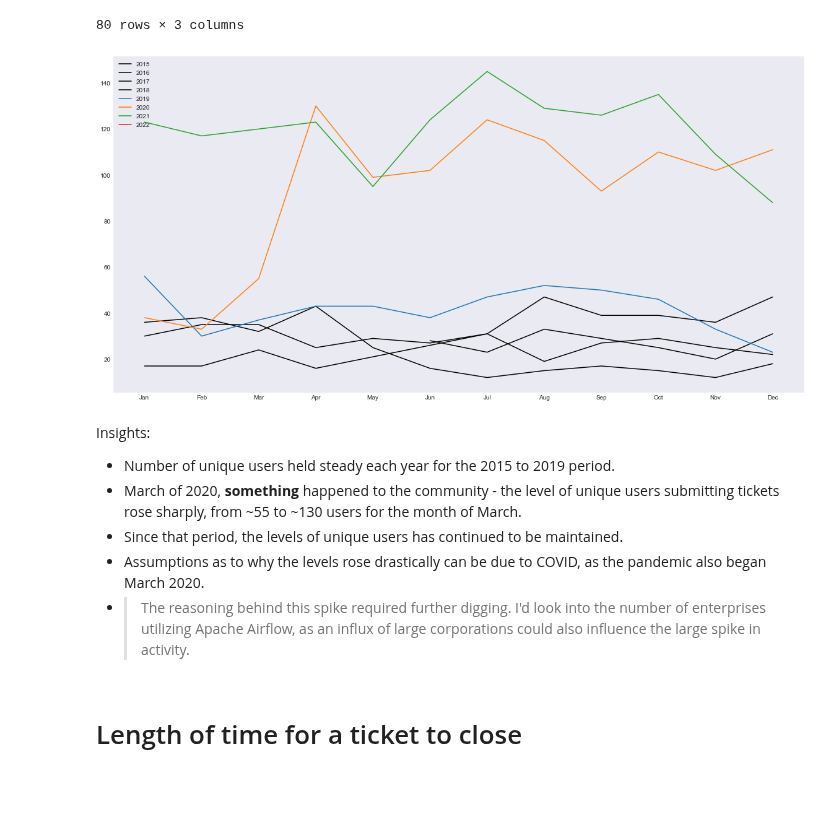
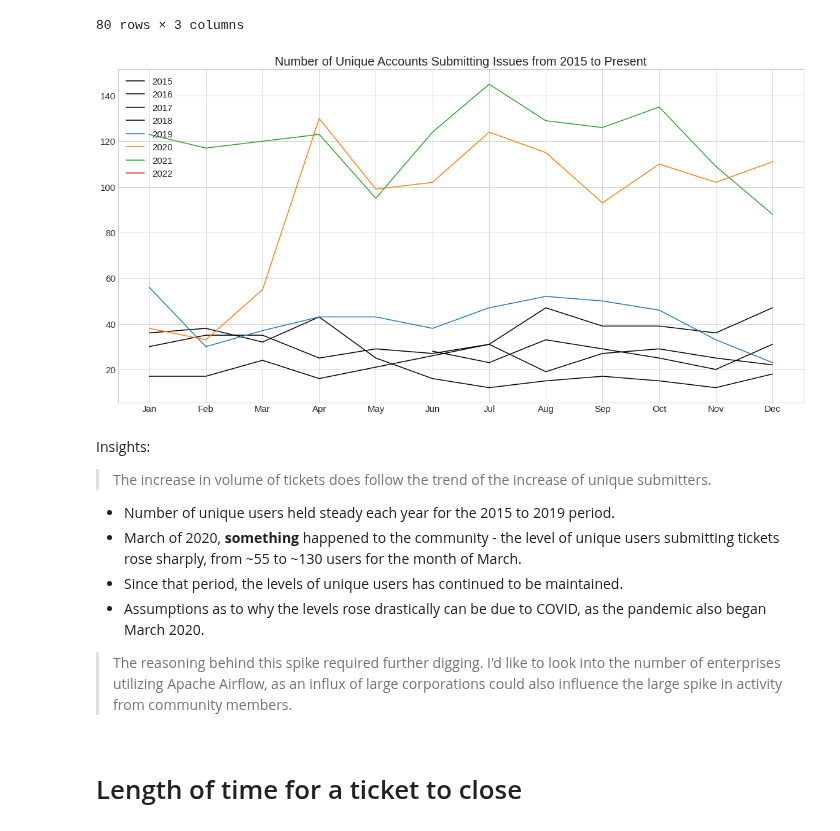
Before and after one commit to AmirZahre/Github_Org_Repo_Analysis, a Jupyter notebook: astronomer_V1.ipynb, the cells around one changed output. Drawn from its saved outputs; the diff is of its cells as text; code cells hidden in the pictures; blank space fills up the shorter version.

```diff
--- a/astronomer_V1.ipynb
+++ b/astronomer_V1.ipynb
@@ -375,6 +357,9 @@ ax.set_xticks(np.arange(1, 13, 1.0))
 # legend
 ax.legend(loc="upper left")
 
-plt.style.use('seaborn-dark')
+plt.title('Volume of Issues Submitted from 2015 to Present', fontsize=20)
+plt.xticks(fontsize=15)
+plt.yticks(fontsize=15)
+plt.style.use('seaborn-whitegrid')
 plt.show()
 # %% [output]
@@ -524,42 +516,48 @@ monthly_unique
 fig, ax = plt.subplots(nrows=1, ncols=1, figsize=(20,10))
 
 
 # plotting for each year, by month
 # years prior to, and including, 2019
 years = [2015, 2016, 2017, 2018]
 i = 0
 for year in years:
     sub = monthly_unique[monthly_unique['year'] == year]
     ax.plot(sub['month'], sub['number_of_unique_visitors'], label=year, c='black')
     i += 1
 
 
 # years of 2019 to present
 years = [2019,2020, 2021, 2022]
 i = 0
 for year in years:
     sub = monthly_unique[monthly_unique['year'] == year]
     ax.plot(sub['month'], sub['number_of_unique_visitors'], label=year)
     i += 1
 
 # x-axis ticks
 plt.gca().xaxis.set_major_formatter(mtick.FuncFormatter(lambda x,p:getMonthName(x)))
 ax.set_xticks(np.arange(1, 13, 1.0))
 
 # legend
 ax.legend(loc="upper left")
 
-plt.style.use('seaborn-dark')
+plt.title('Number of Unique Accounts Submitting Issues from 2015 to Present', fontsize=20)
+plt.xticks(fontsize=15)
+plt.yticks(fontsize=15)
+plt.style.use('seaborn-whitegrid')
 plt.show()
 # %% [output]
-[figure, old version]
+[figure, new version]
 # %% [markdown]
 Insights:
+> The increase in volume of tickets does follow the trend of the increase of unique submitters.
+
+
 * Number of unique users held steady each year for the 2015 to 2019 period.
 * March of 2020, **something** happened to the community - the level of unique users submitting tickets rose sharply, from ~55 to ~130  users for the month of March.
 * Since that period, the levels of unique users has continued to be maintained.
 * Assumptions as to why the levels rose drastically can be due to COVID, as the pandemic also began March 2020.
-* > The reasoning behind this spike required further digging. I'd look into the number of enterprises utilizing Apache Airflow, as an influx of large corporations could also influence the large spike in activity.
+> The reasoning behind this spike required further digging. I'd like to look into the number of enterprises utilizing Apache Airflow, as an influx of large corporations could also influence the large spike in activity from community members.
 # %% [markdown]
 # Length of time for a ticket to close
 # %%
```
Also changed, not shown: parts of 20 cells of this notebook.
